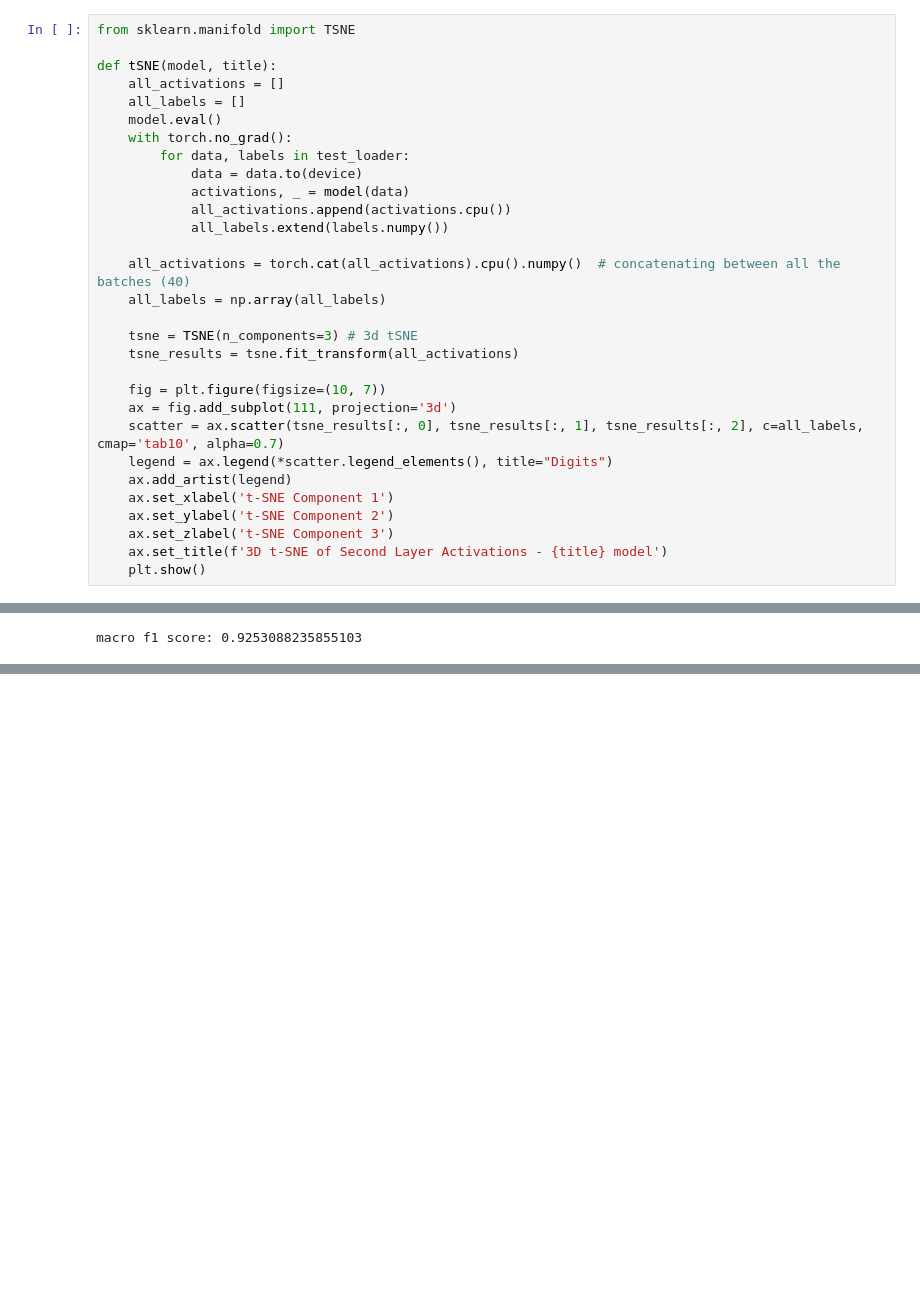
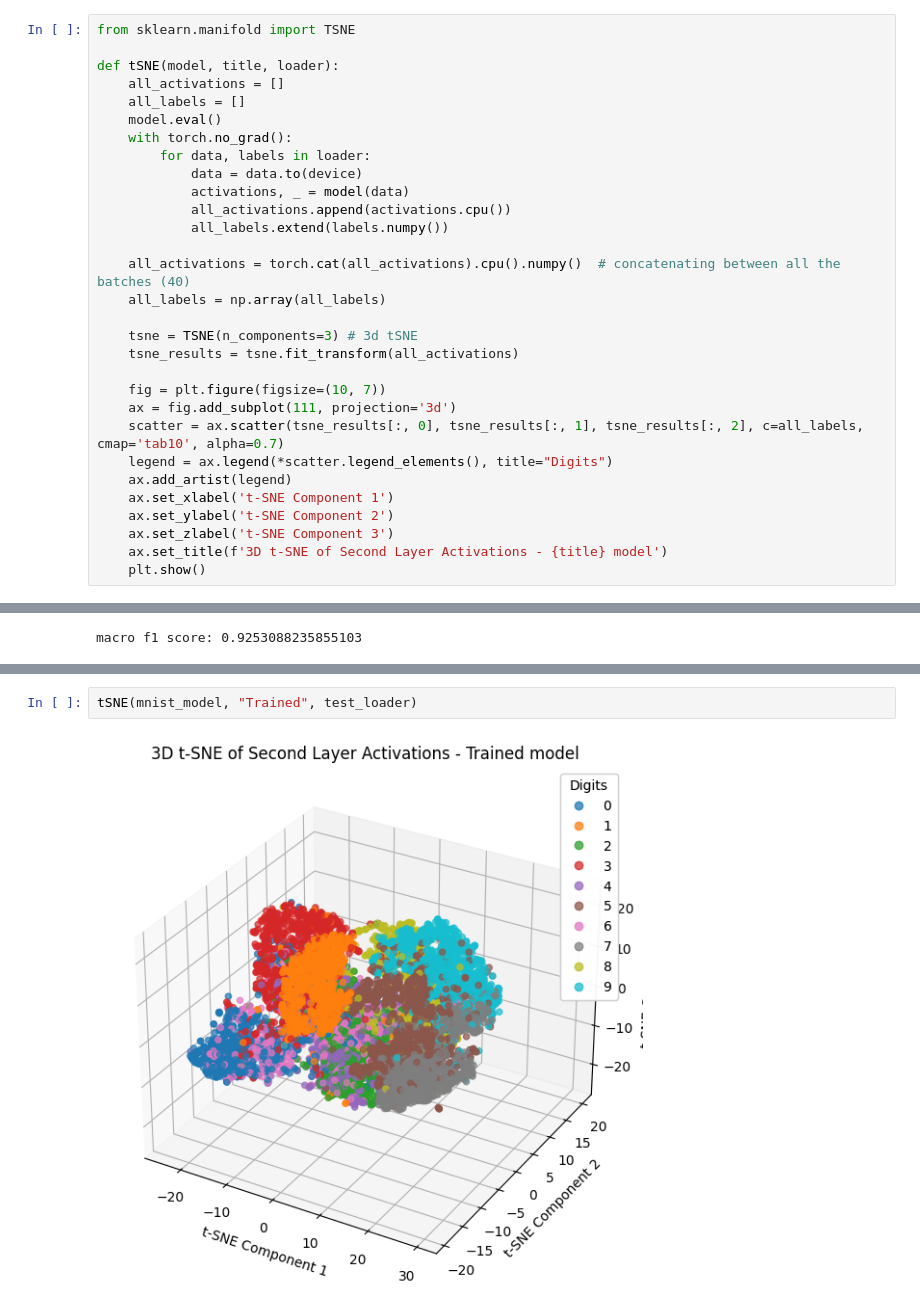
Before and after one commit to Reckadon/ES335-ML-Assignment-3, a Jupyter notebook: Task3-MNIST-MLP.ipynb, the cells around one changed output, grey strips where cells are left out. Cells and saved outputs as stored; diff of their text form; blank space fills up the shorter version.

```diff
--- a/Task3-MNIST-MLP.ipynb
+++ b/Task3-MNIST-MLP.ipynb
@@ -126,12 +126,12 @@ show_digit(img)
 # %%
 from sklearn.manifold import TSNE
 
-def tSNE(model, title):
+def tSNE(model, title, loader):
     all_activations = []
     all_labels = []
     model.eval()
     with torch.no_grad():
-        for data, labels in test_loader:
+        for data, labels in loader:
             data = data.to(device)
             activations, _ = model(data)
             all_activations.append(activations.cpu())
@@ -454,0 +481,4 @@ macro f1 score: 0.9253088235855103
+# %%
+tSNE(mnist_model, "Trained", test_loader)
+# %% [output]
+[figure, added]
```
Also changed, not shown: parts of 8 cells of this notebook.
